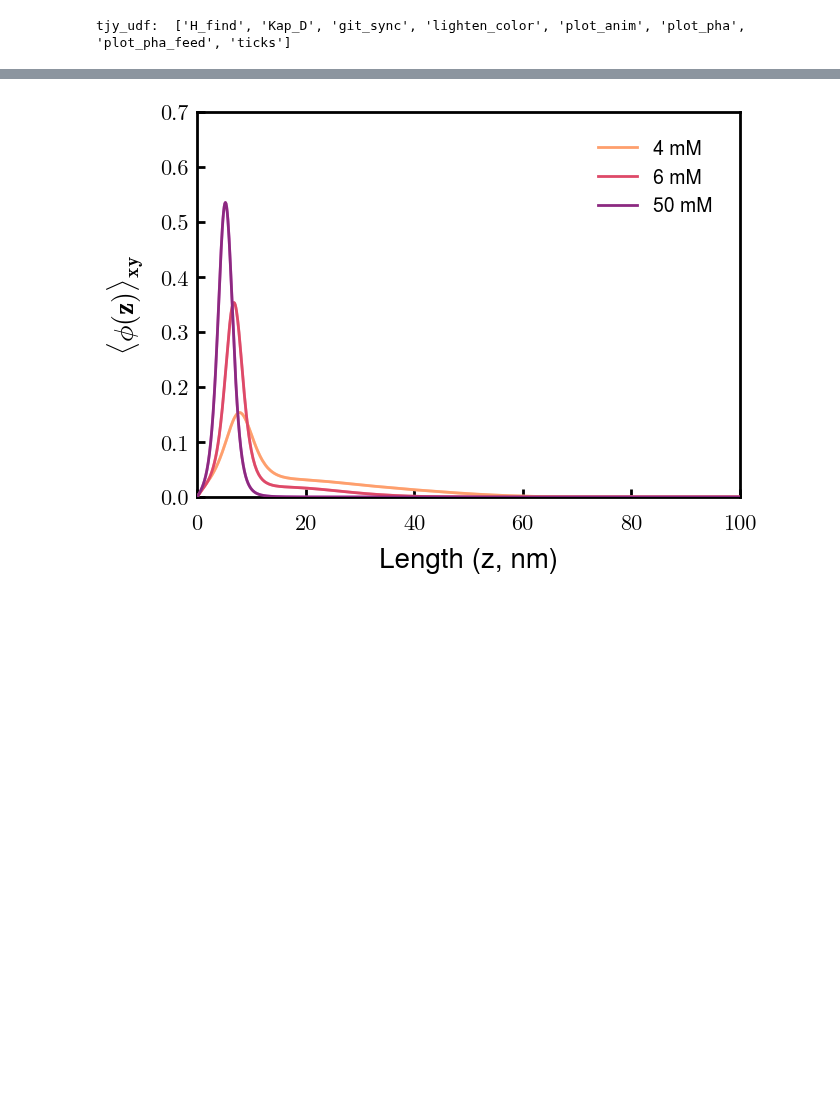
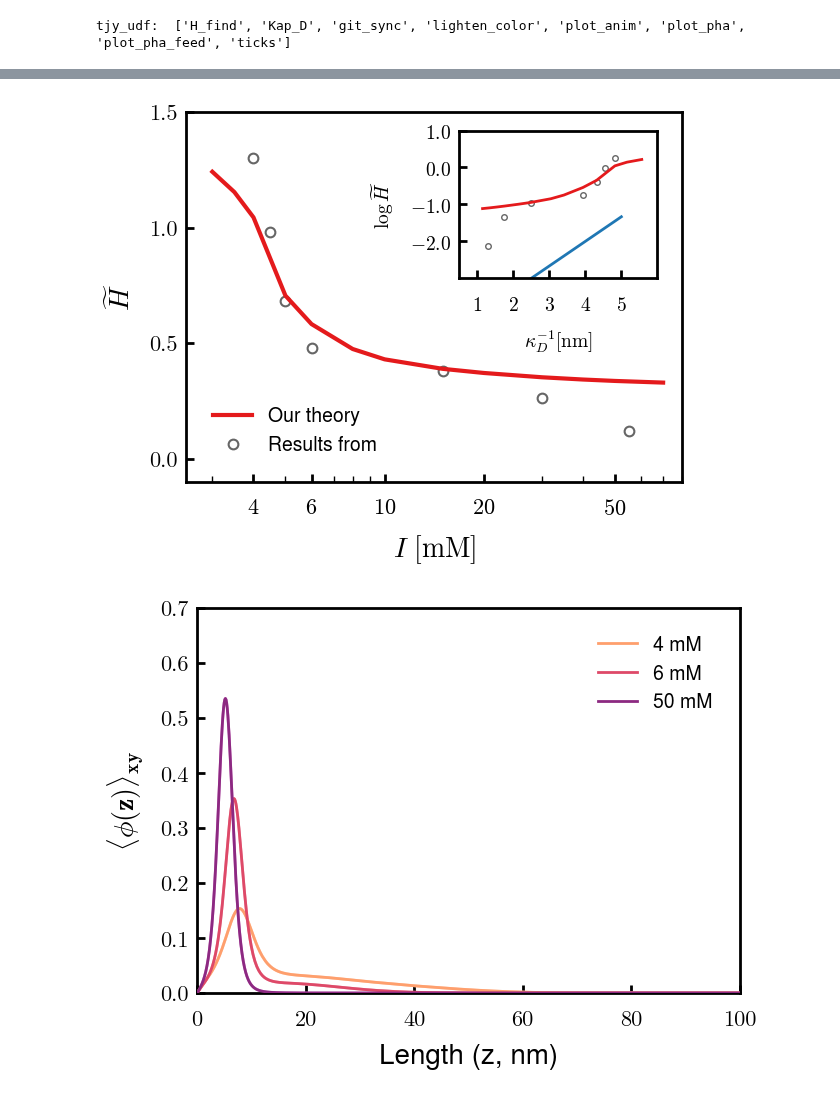
Before and after one commit to tyokokur/utilities, a Jupyter notebook: python/nfh_vis.ipynb, the cells around one changed output, grey strips where cells are left out. Drawn from its saved outputs; the diff is of its cells as text; code cells hidden in the pictures; blank space fills up the shorter version.

```diff
--- a/python/nfh_vis.ipynb
+++ b/python/nfh_vis.ipynb
@@ -140,3 +76,68 @@ norm
+# %%
+f, ax = plt.subplots(1,1)
+
+# Main
+ax.plot(SrCs, Sr_equil, '-', c=COLORS[0], lw=3, markerfacecolor='w', zorder=3, label="Our theory")
+ax.plot(x, y, 'o', c=tjy.lighten_color('k', 0.60), mew=1.5, ms=7, markerfacecolor='w',label="Results from")
+
+# Inset
+axins = ax.inset_axes([0.55, 0.55, 0.40, 0.40])
+Srlog = np.log(np.array(Sr_equil))
+axins.plot(CsDeb, Srlog, '-', c=COLORS[0], lw=2, markerfacecolor='w', zorder=3, label="Our theory")
+ylog = np.log(np.array(y))
+axins.plot(xDeb, ylog, 'o', c=tjy.lighten_color('k', 0.60), mew=1.0, ms=4, markerfacecolor='w',label="Results from ")
+
+# # PPT format
+# ax.plot(xDeb, y, 'o-', c=tjy.lighten_color('k', 0.60), mew=1.5, ms=7, markerfacecolor='w',label="Exp from (2)")
+# ax.plot(CsDeb, Sr_equil, 'o--', color=warm_red, mew=2, ms=12, markerfacecolor='w', zorder=3, label="Our theory")
+# plt.gca().text(0.85, 0.95, 'Norm = {:.0f}'.format(norms[algind]), transform=plt.gca().transAxes, fontsize=18,
+#        ha='center', va='center', bbox=dict(boxstyle='square', facecolor='none', edgecolor='none'))
+# plt.gca().text(0.88, 0.02, '{}'.format(datetime.now().strftime("%m/%d/%Y, %H:%M")), transform=plt.gca().transAxes, fontsize=10,
+#        ha='center', va='center', bbox=dict(boxstyle='square', facecolor='none', edgecolor='none'))
+
+# ax.set_ylim(0.1, 1.5)
+# ax.set_yticks([0.1, 0.2, 0.5, 1.0, 1.5])
+
+ag_x = np.array([0, 5])
+ag_y = 2/3 * (ag_x - 4) - 2
+axins.plot(ag_x, ag_y)
+axins.set_xticks([1, 2, 3, 4, 5])
+axins.set_xlim(0.5, 6.0)
+axins.set_yticks([-2, -1, 0, 1])
+axins.set_ylim(-3.0, 1.00)
+
+axins.set_ylabel(r'$\log\widetilde{H}$', fontsize=14)
+axins.set_xlabel(r'$\mathbf{\kappa}_D^{-1} [\mathrm{nm}]$', fontsize=14)
+ax.legend(loc=3)
+
+ax.set_xscale('log')
+ax.set_xlim(2.5, 80)
+ax.set_xticks([4, 6, 10, 20, 50])
+
+ax.set_ylim(-0.1, 1.5)
+ax.set_yticks([0.0, 0.5, 1.0, 1.5])
+ax.set_ylabel(r'$\widetilde{H}$')
+ax.set_xlabel(r'$I\ [\mathrm{mM}]$')
+
+class xScalarFormatterClass(ticker.ScalarFormatter):
+    def _set_format(self):
+        self.format = "$%d$" # New precision
+class yScalarFormatterClass(ticker.ScalarFormatter):
+    def _set_format(self):
+        self.format = "$%.1f$" # New precision
+axins.xaxis.set_major_formatter(xScalarFormatterClass(useMathText=True))
+ax.xaxis.set_major_formatter(xScalarFormatterClass(useMathText=True))
+axins.yaxis.set_major_formatter(yScalarFormatterClass(useMathText=True))
+axins.xaxis.set_tick_params(labelsize=14)
+axins.yaxis.set_tick_params(labelsize=14)
+
+# plt.gcf().text(0.000, 0.82, '(a)', fontsize=24)
+tjy.ticks()
+
+# plt.savefig('./imgs/hprof.eps')
+plt.show()
+# %% [output]
+[figure, added]
 # %%
 # labs = ['003', '0035', '004', '005', '006', '008', '010', '020', '050']
 labs = ['004', '006', '050']
```
Also changed, not shown: parts of 1 cell of this notebook.
